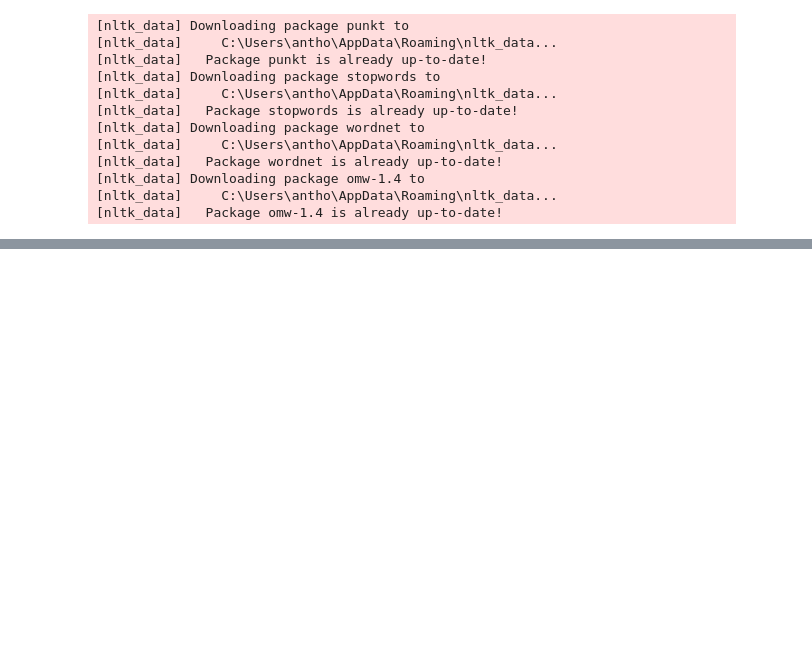
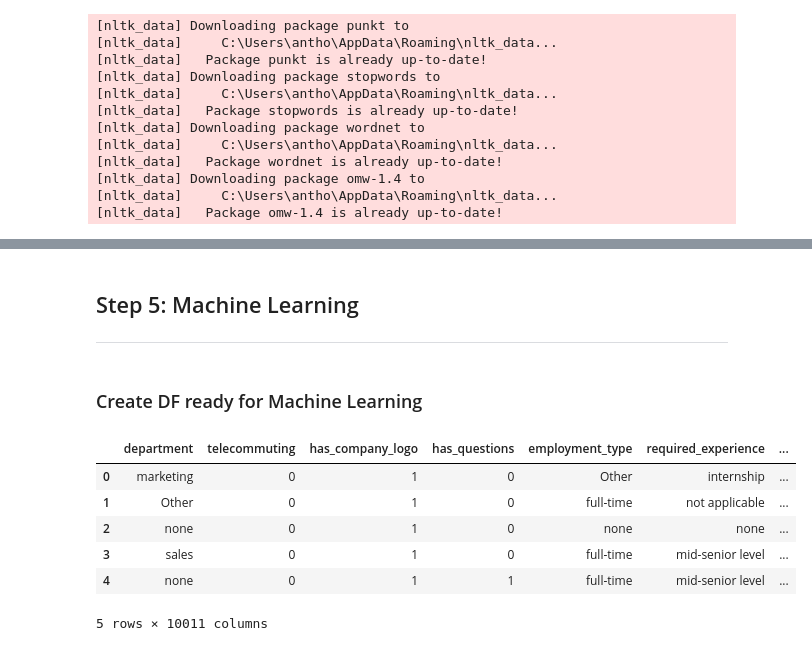
Before and after one commit to Ikyupark/Capstone-project, a Jupyter notebook: Capstone_ETL.ipynb, the cells around one changed output, grey strips where cells are left out. Drawn from its saved outputs; the diff is of its cells as text; code cells hidden in the pictures; blank space fills up the shorter version.

```diff
--- a/Capstone_ETL.ipynb
+++ b/Capstone_ETL.ipynb
@@ -523,0 +542,17 @@ df.sort_values(by=["tfidf"],ascending=False)
+# %% [markdown]
+## Step 5: Machine Learning
+
+---
+# %% [markdown]
+### Create DF ready for Machine Learning
+# %%
+ml_ready_df = cleaned_data_df.drop(columns=['company_profile','description','requirements','benefits'])
+ml_ready_df.head(5)
+# %% [output]
+|  | department | telecommuting | has_company_logo | has_questions | employment_type | required_experience | ... |
+| 0 | marketing | 0 | 1 | 0 | Other | internship | ... |
+| 1 | Other | 0 | 1 | 0 | full-time | not applicable | ... |
+| 2 | none | 0 | 1 | 0 | none | none | ... |
+| 3 | sales | 0 | 1 | 0 | full-time | mid-senior level | ... |
+| 4 | none | 0 | 1 | 1 | full-time | mid-senior level | ... |
+5 rows × 10011 columns
```
Also changed, not shown: parts of 8 cells of this notebook.
